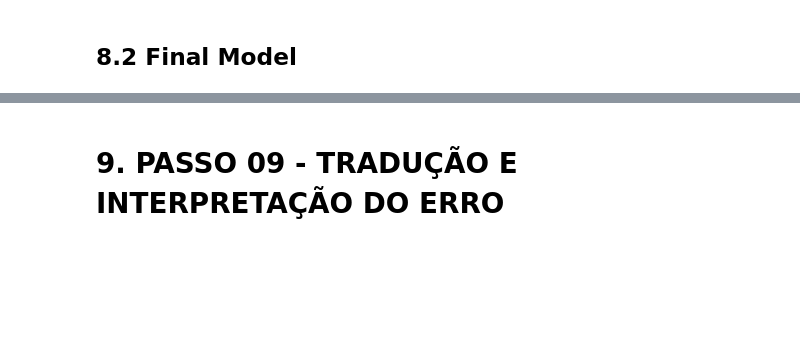
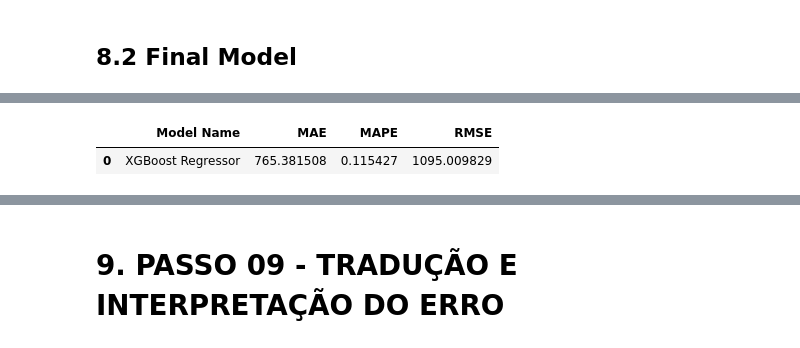
Before and after one commit to YumiiOnoue/sales_prediction_Rossmann, a Jupyter notebook: notebooks/m10_v01_store_sales_predition.ipynb, the cells around one changed output, grey strips where cells are left out. Saved outputs shown, nothing was run; the diff lists cells and outputs as text; code cells hidden in the pictures; blank space fills up the shorter version.

```diff
--- a/notebooks/m10_v01_store_sales_predition.ipynb
+++ b/notebooks/m10_v01_store_sales_predition.ipynb
@@ -1172,7 +1174,7 @@ param_tuned = {
          'colsample_bytree': 0.7,
          'min_child_weight': 3 }
 # %%
-model_xgb_tuned = xbg.XGBRegressor( objective='reg:squarederror',
+model_xgb_tuned = xgb.XGBRegressor( objective='reg:squarederror',
                                   n_estimators=param_tuned['n_estimators'],
                                   eta=param_tuned['eta'],
                                   max_depth=param_tuned['max_depth'],
@@ -1186,3 +1188,4 @@ yhat_xgb_tuned = model_xgb_tuned.predict( x_test )
 # performance
 xgb_result_tuned = ml_error( 'XGBoost Regressor', np.expm1( y_test ), np.expm1( yhat_xgb_tuned ) )
 xgb_result_tuned
+# %% [output]
@@ -1189,3 +1194,5 @@ xgb_result_tuned
+|  | Model Name | MAE | MAPE | RMSE |
+| 0 | XGBoost Regressor | 765.381508 | 0.115427 | 1095.009829 |
 # %%
 mpe = mean_percentage_error( np.expm1( y_test ), np.expm1( yhat_xgb_tuned ) )
 mpe
```
Also changed, not shown: parts of 15 cells of this notebook.
